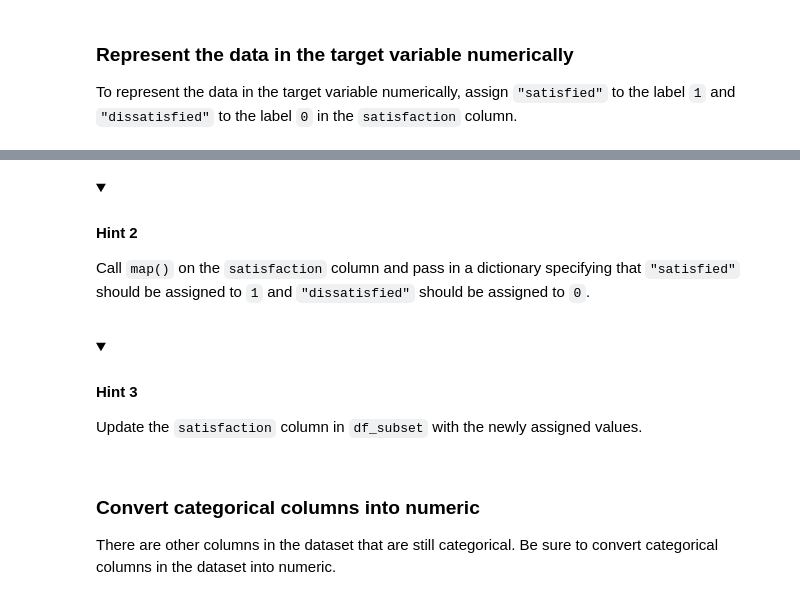
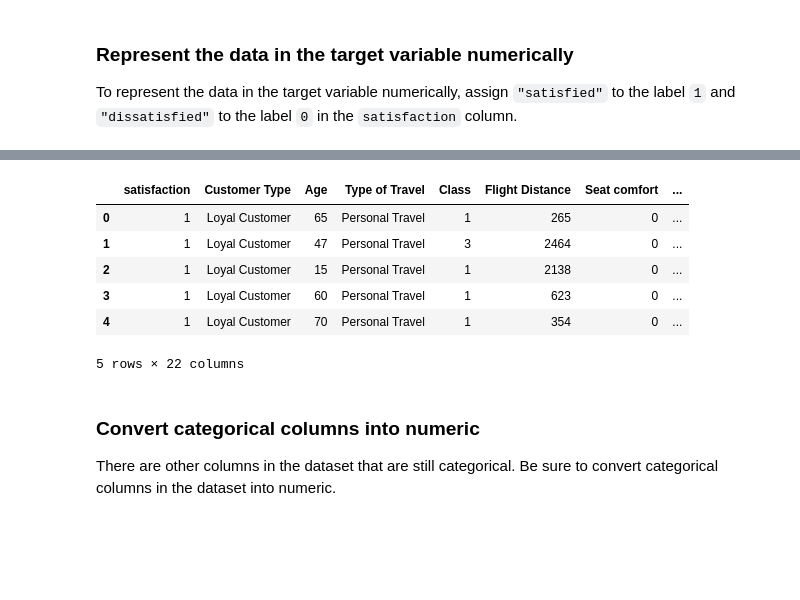
Before and after one commit to dianario/google_advanced_data_analytics, a Jupyter notebook: ml_decision_trees/ml_lab_decision_trees.ipynb, the cells around one changed output, grey strips where cells are left out. Cells and saved outputs as stored; diff of their text form; code cells hidden in the pictures; folded sections open; blank space fills up the shorter version.

```diff
--- a/ml_decision_trees/ml_lab_decision_trees.ipynb
+++ b/ml_decision_trees/ml_lab_decision_trees.ipynb
@@ -202,3 +175,5 @@ Set the axis parameter passed into the `dropna` function to `0` if you want to d
+# %%
+df_subset = df_original.dropna(axis=0).reset_index(drop=True)
 # %% [markdown]
 ### Check for missing values
 
@@ -248,3 +213,5 @@ For both functions, you will need to pass in a dictionary of class mappings `{"B
+# %%
+df_subset['Class'] = df_subset['Class'].replace({"Business": 3, "Eco Plus": 2, "Eco": 1})
 # %% [markdown]
 ### Represent the data in the target variable numerically
 
@@ -261,17 +219,14 @@ Use the `map()` function to assign existing values in a column to new values.
-# %% [markdown]
-<details>
-  <summary><h4><strong> Hint 2 </strong></h4></summary>
-
-Call `map()` on the `satisfaction` column and pass in a dictionary specifying that `"satisfied"` should be assigned to `1` and `"dissatisfied"` should be assigned to `0`.
-
-</details>
-# %% [markdown]
-<details>
-  <summary><h4><strong> Hint 3 </strong></h4></summary>
-
-Update the `satisfaction` column in `df_subset` with the newly assigned values.
-
-</details>
+# %%
+df_subset['satisfaction'] = df_subset['satisfaction'].map({"satisfied" : 1, "dissatisfied" : 0})
+df_subset.head()
+# %% [output]
+|  | satisfaction | Customer Type | Age | Type of Travel | Class | Flight Distance | Seat comfort | ... |
+| 0 | 1 | Loyal Customer | 65 | Personal Travel | 1 | 265 | 0 | ... |
+| 1 | 1 | Loyal Customer | 47 | Personal Travel | 3 | 2464 | 0 | ... |
+| 2 | 1 | Loyal Customer | 15 | Personal Travel | 1 | 2138 | 0 | ... |
+| 3 | 1 | Loyal Customer | 60 | Personal Travel | 1 | 623 | 0 | ... |
+| 4 | 1 | Loyal Customer | 70 | Personal Travel | 1 | 354 | 0 | ... |
+5 rows × 22 columns
 # %% [markdown]
 ### Convert categorical columns into numeric
 
```
Also changed, not shown: parts of 85 cells of this notebook.
